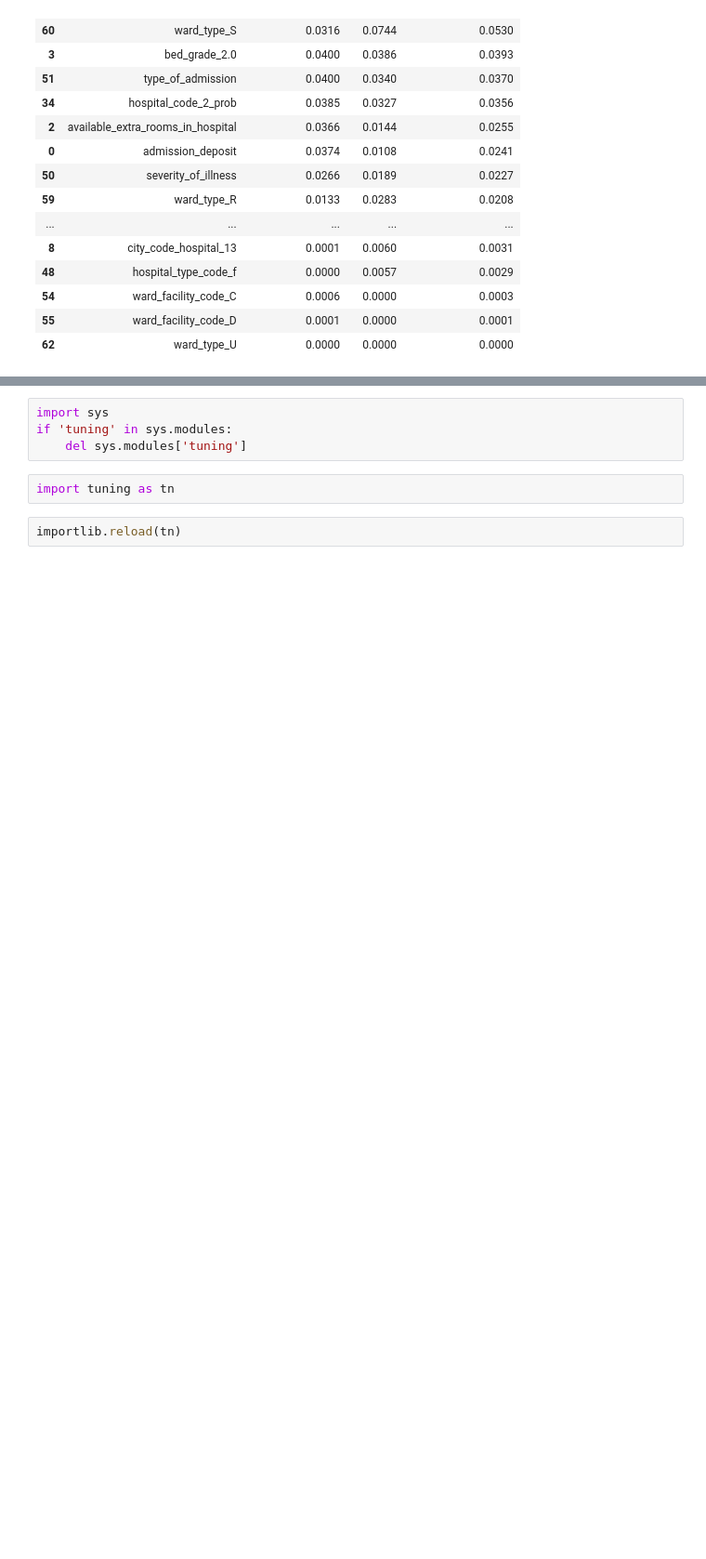
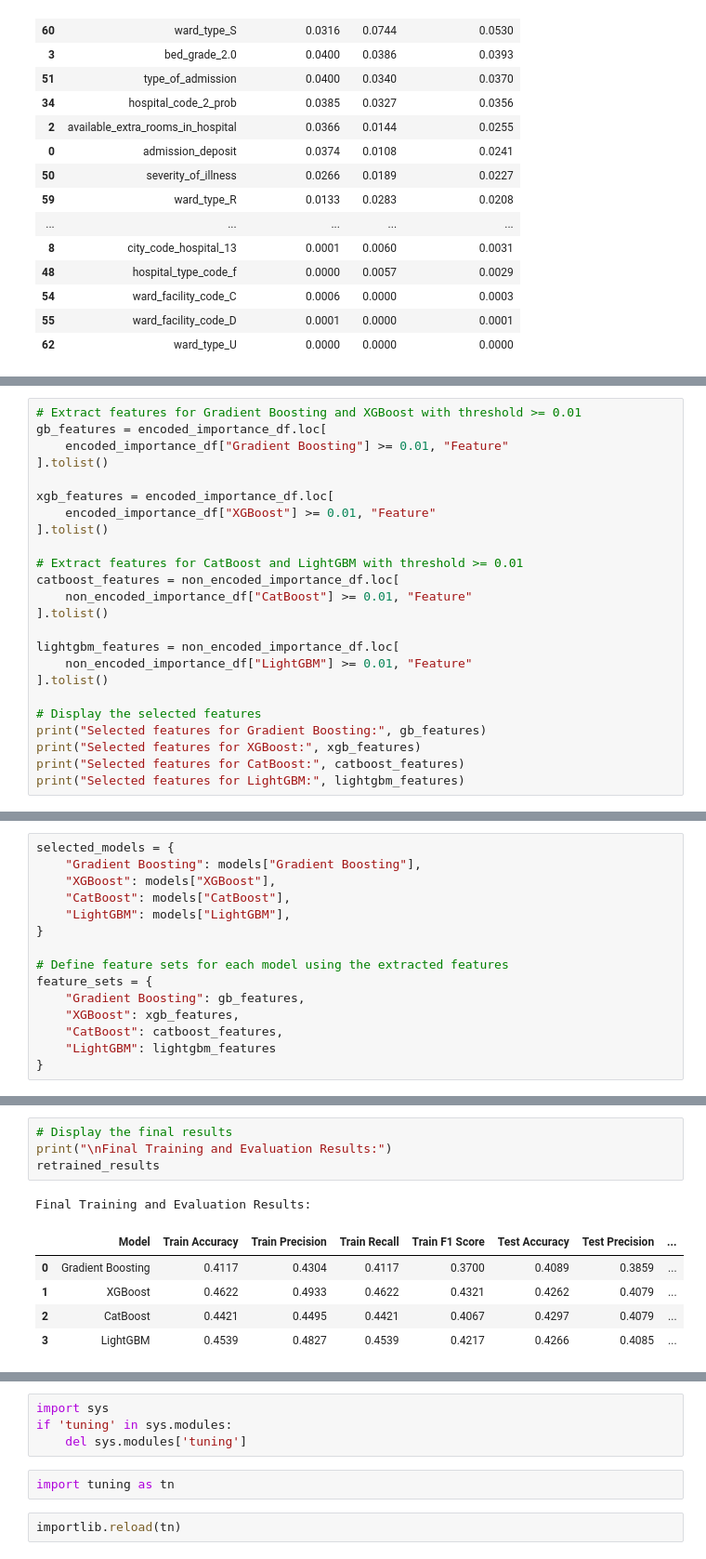
Before and after one commit to jermiah/myprojects, a Jupyter notebook: Healthcare - Length of Stay/Code/LOS Prediction.ipynb, the cells around one changed output, grey strips where cells are left out. Shown at 93% size. Drawn from its saved outputs; the diff is of its cells as text; blank space fills up the shorter version.

```diff
--- a/Healthcare - Length of Stay/Code/LOS Prediction.ipynb
+++ b/Healthcare - Length of Stay/Code/LOS Prediction.ipynb
@@ -1184,0 +1033,24 @@ KeyError: "['city_code_patient_5_prob', 'bed_grade_3.0', 'department_gynecology'
+# %%
+# Extract features for Gradient Boosting and XGBoost with threshold >= 0.01
+gb_features = encoded_importance_df.loc[
+    encoded_importance_df["Gradient Boosting"] >= 0.01, "Feature"
+].tolist()
+
+xgb_features = encoded_importance_df.loc[
+    encoded_importance_df["XGBoost"] >= 0.01, "Feature"
+].tolist()
+
+# Extract features for CatBoost and LightGBM with threshold >= 0.01
+catboost_features = non_encoded_importance_df.loc[
+    non_encoded_importance_df["CatBoost"] >= 0.01, "Feature"
+].tolist()
+
+lightgbm_features = non_encoded_importance_df.loc[
+    non_encoded_importance_df["LightGBM"] >= 0.01, "Feature"
+].tolist()
+
+# Display the selected features
+print("Selected features for Gradient Boosting:", gb_features)
+print("Selected features for XGBoost:", xgb_features)
+print("Selected features for CatBoost:", catboost_features)
+print("Selected features for LightGBM:", lightgbm_features)
@@ -1184,0 +1068,15 @@ KeyError: "['city_code_patient_5_prob', 'bed_grade_3.0', 'department_gynecology'
+# %%
+selected_models = {
+    "Gradient Boosting": models["Gradient Boosting"],
+    "XGBoost": models["XGBoost"],
+    "CatBoost": models["CatBoost"],
+    "LightGBM": models["LightGBM"],
+}
+
+# Define feature sets for each model using the extracted features
+feature_sets = {
+    "Gradient Boosting": gb_features,
+    "XGBoost": xgb_features,
+    "CatBoost": catboost_features,
+    "LightGBM": lightgbm_features
+}
@@ -1184,0 +1199,11 @@ KeyError: "['city_code_patient_5_prob', 'bed_grade_3.0', 'department_gynecology'
+# %%
+# Display the final results
+print("\nFinal Training and Evaluation Results:")
+retrained_results
+# %% [output]
+Final Training and Evaluation Results:
+|  | Model | Train Accuracy | Train Precision | Train Recall | Train F1 Score | Test Accuracy | Test Precision | ... |
+| 0 | Gradient Boosting | 0.4117 | 0.4304 | 0.4117 | 0.3700 | 0.4089 | 0.3859 | ... |
+| 1 | XGBoost | 0.4622 | 0.4933 | 0.4622 | 0.4321 | 0.4262 | 0.4079 | ... |
+| 2 | CatBoost | 0.4421 | 0.4495 | 0.4421 | 0.4067 | 0.4297 | 0.4079 | ... |
+| 3 | LightGBM | 0.4539 | 0.4827 | 0.4539 | 0.4217 | 0.4266 | 0.4085 | ... |
```
Also changed, not shown: parts of 31 cells of this notebook, 1 other file.
